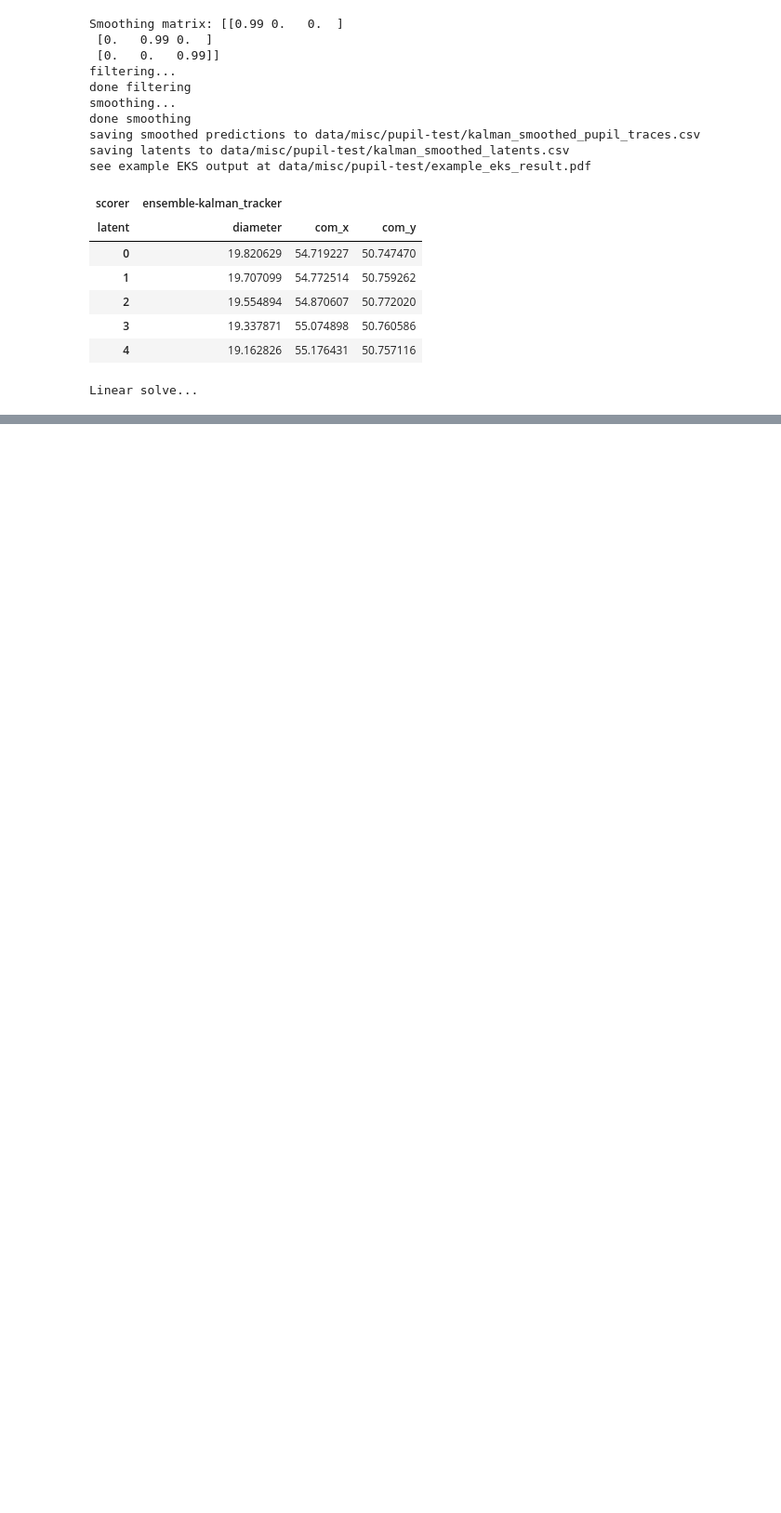
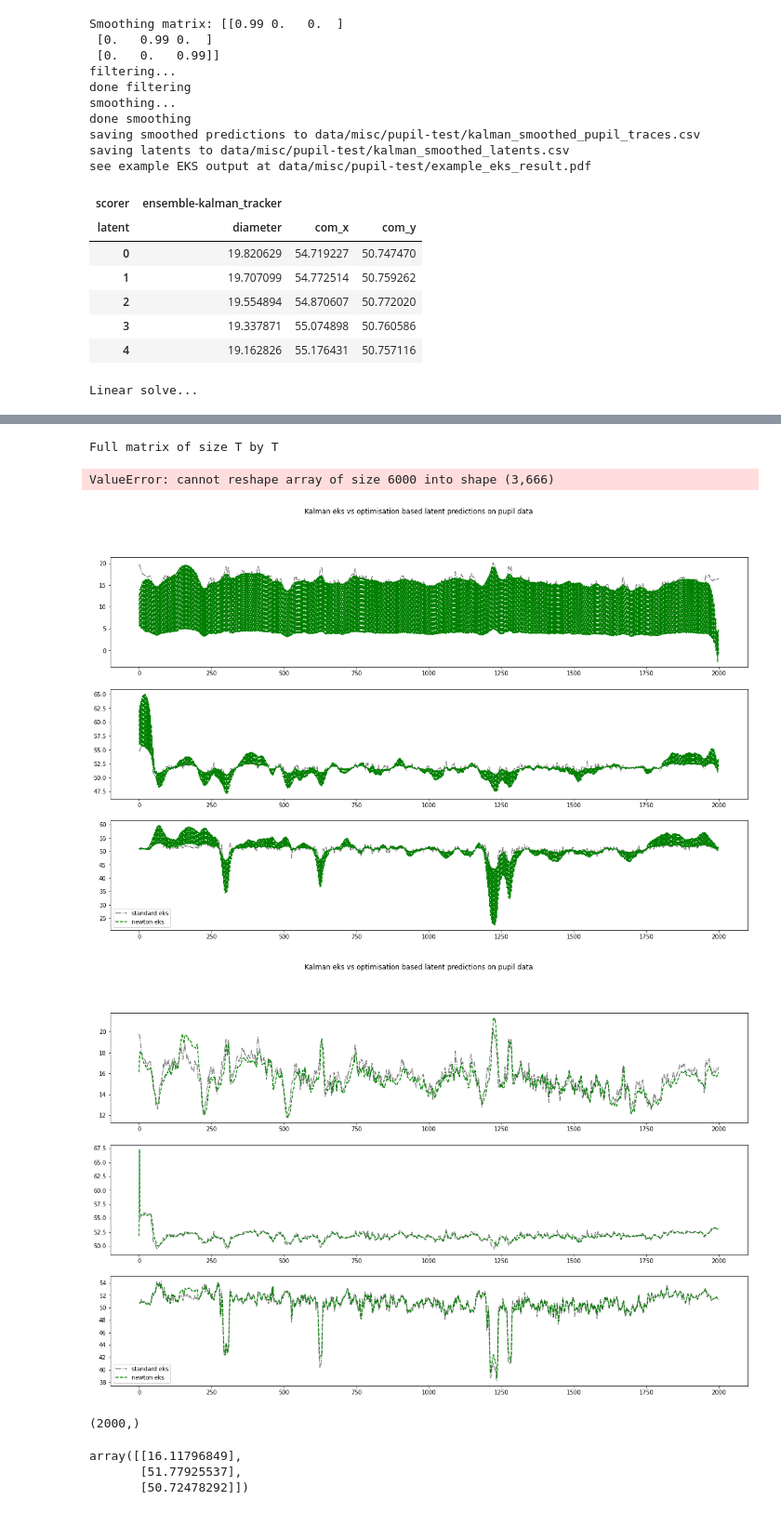
Before and after one commit to erialc-cal/eks, a Jupyter notebook: Kalman via optimisation.ipynb, the cells around one changed output, grey strips where cells are left out. Shown: that part at 93% size. Cells and saved outputs as stored; diff of their text form; code cells hidden in the pictures; blank space fills up the shorter version.

```diff
--- a/Kalman via optimisation.ipynb
+++ b/Kalman via optimisation.ipynb
@@ -250,0 +389,9 @@ array([-335.00823371,  -58.88909455,  -91.44400419])
+# %%
+n = H.shape[0]
+lower_bandwidth = np.argmax(np.abs(H[np.triu_indices(n, k=1)])) - n + 1
+upper_bandwidth = np.argmax(np.abs(H[np.tril_indices(n, k=-1)])) - n + 1
+bandwidth = max(lower_bandwidth, upper_bandwidth)
+ab = np.zeros((2 * bandwidth + 1, n))
+for i in range(n):
+    print(ab[bandwidth + i - lower_bandwidth, i:].shape)
+    print(H[i - lower_bandwidth: i + upper_bandwidth + 1, i].shape)
@@ -250,0 +410,48 @@ array([-335.00823371,  -58.88909455,  -91.44400419])
+# %%
+def newton_eks_linear(y, mu0, S0, A, B, D, E, mode="banded"):
+    r = mu0.shape[0]
+    T = y.shape[0]
+    invD = np.linalg.inv(D)
+    invE = np.linalg.inv(E)
+
+    H = hessian(y, mu0, S0, A, B, invD, invE, compressed=False)
+    q = np.zeros((T,r))
+    G = gradient2(q, y, mu0, S0, A, B, invD, invE)
+    if mode=="banded":
+        ab = convert_to_banded(H)
+        q = - scipy.solve_banded(H)@G
+    elif mode=="linalg.inv":
+        q = -np.linalg.inv(H)@G
+    elif mode=="thomas":
+        q = -block_tri_solve(H,G,r)
+    return q
+# %%
+def latent_plots(q_test, **words):
+    fig, ax = plt.subplots(3,1,figsize=(20,12))
+    _, mean_array = pupil_process()
+    for i in range(3):
+        ax[i].plot(q[:,i], "-.",color="grey", label="standard eks")
+        ax[i].plot(q_test[:,i]+mean_array[i], "--",color="green", label="newton eks")
+    plt.legend()
+    plt.suptitle("Kalman eks vs optimisation based latent predictions on pupil data")
+# %%
+q_3 = newton_eks_linear(y, mu0, S0, A, B, D, E, mode="thomas")
+# %% [output]
+Full matrix of size T by T
+ValueError: cannot reshape array of size 6000 into shape (3,666)
+# %%
+latent_plots(q_3)
+latent_plots(q_test)
+# %% [output]
+[figure, added]
+[figure, added]
+# %%
+q_3[:,1].shape
+# %% [output]
+(2000,)
+# %%
+mean_array
+# %% [output]
+array([[16.11796849],
+       [51.77925537],
+       [50.72478292]])
```
Also changed, not shown: parts of 25 cells of this notebook, 2 other files.
